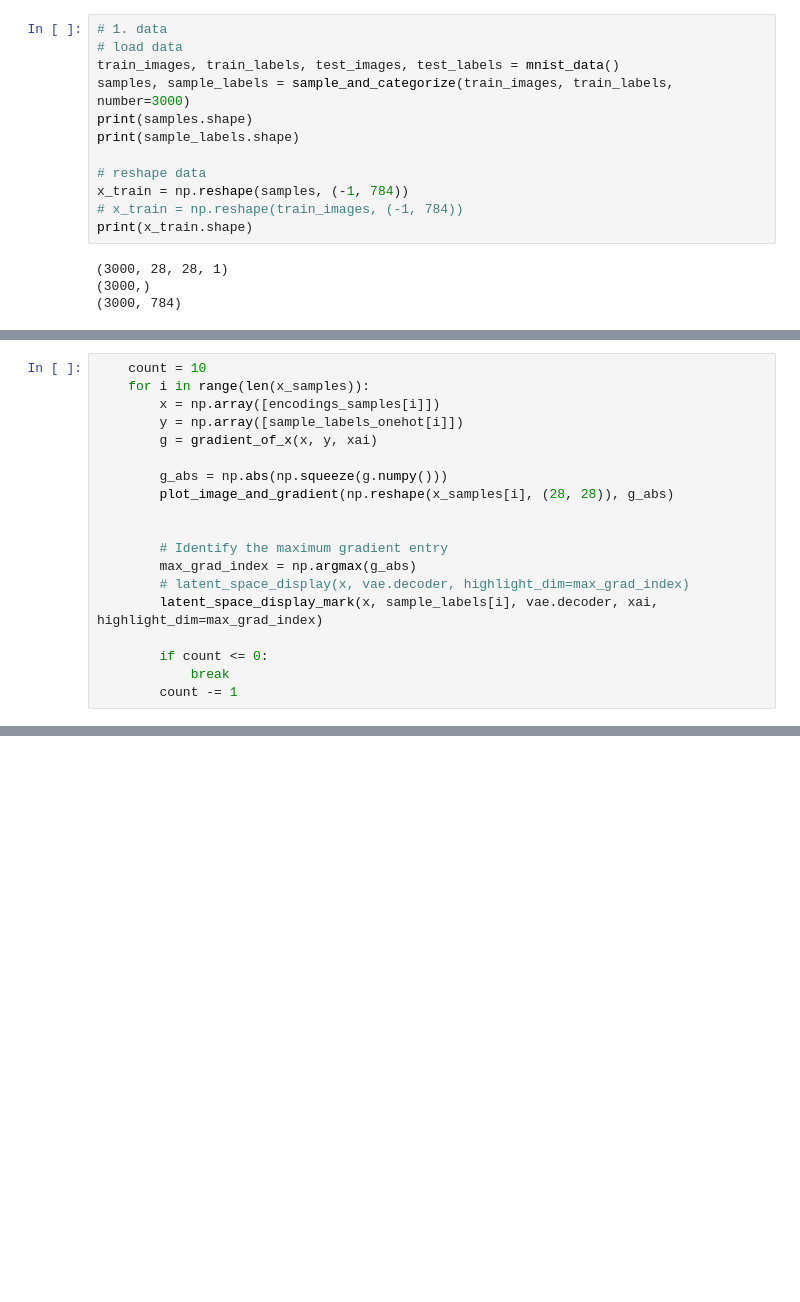
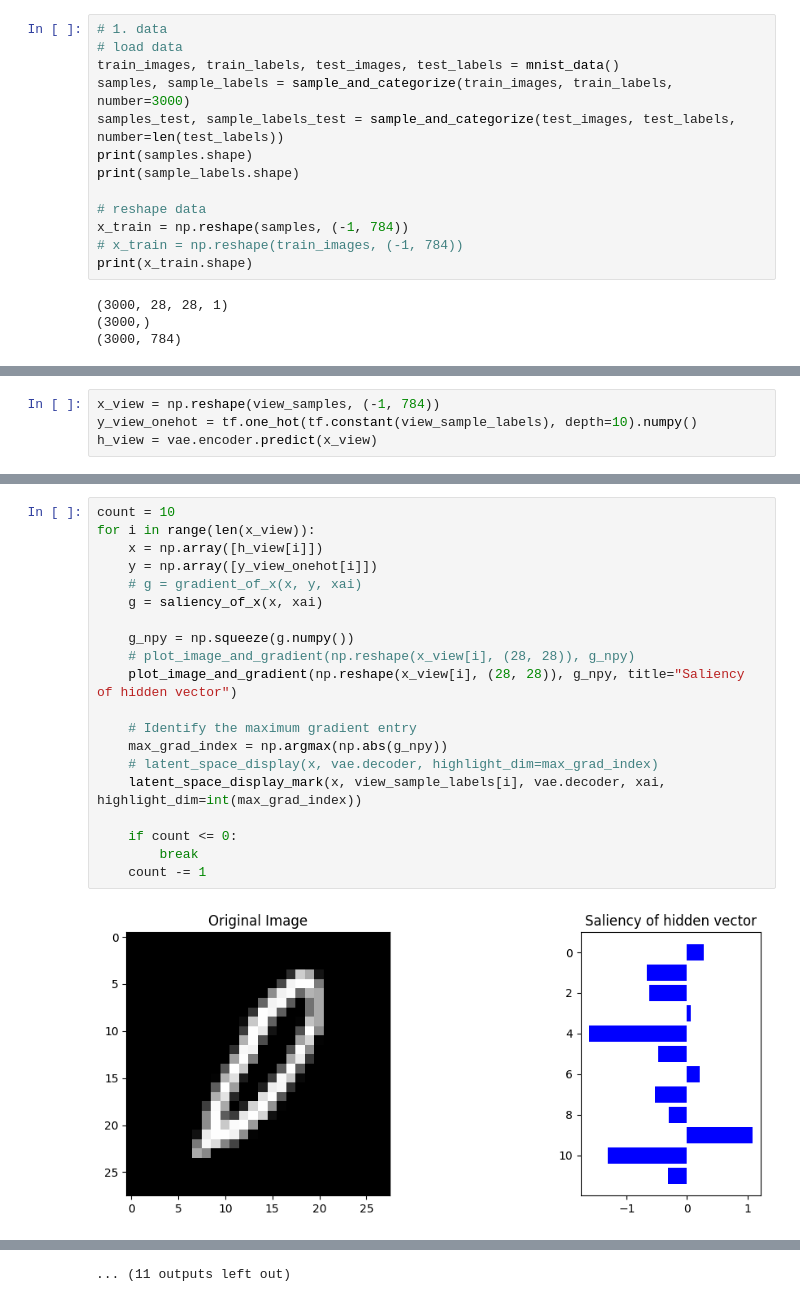
Before and after one commit to Daphne1320/XAI-guided-test-generation, a Jupyter notebook: playground.ipynb, the cells around one changed output, grey strips where cells are left out. Saved outputs shown, nothing was run; the diff lists cells and outputs as text; blank space fills up the shorter version.

Commit message:
refactor & add saliency gradient

```diff
--- a/playground.ipynb
+++ b/playground.ipynb
@@ -6,6 +6,7 @@ from xai_gradient_importance import *
 # load data
 train_images, train_labels, test_images, test_labels = mnist_data()
 samples, sample_labels = sample_and_categorize(train_images, train_labels, number=3000)
+samples_test, sample_labels_test = sample_and_categorize(test_images, test_labels, number=len(test_labels))
 print(samples.shape)
 print(sample_labels.shape)
 
@@ -48,20 +49,5 @@ sample_labels_onehot = tf.one_hot(tf.constant(sample_labels), depth=10).numpy()
 # %%
-    count = 10
-    for i in range(len(x_samples)):
-        x = np.array([encodings_samples[i]])
-        y = np.array([sample_labels_onehot[i]])
-        g = gradient_of_x(x, y, xai)
-
-        g_abs = np.abs(np.squeeze(g.numpy()))
-        plot_image_and_gradient(np.reshape(x_samples[i], (28, 28)), g_abs)
-
-
-        # Identify the maximum gradient entry
-        max_grad_index = np.argmax(g_abs)
-        # latent_space_display(x, vae.decoder, highlight_dim=max_grad_index)
-        latent_space_display_mark(x, sample_labels[i], vae.decoder, xai, highlight_dim=max_grad_index)
-
-        if count <= 0:
-            break
-        count -= 1
+x_view = np.reshape(view_samples, (-1, 784))
+y_view_onehot = tf.one_hot(tf.constant(view_sample_labels), depth=10).numpy()
+h_view = vae.encoder.predict(x_view)
 # %% [output]
@@ -81,0 +55,22 @@ sample_labels_onehot = tf.one_hot(tf.constant(sample_labels), depth=10).numpy()
+# %%
+count = 10
+for i in range(len(x_view)):
+    x = np.array([h_view[i]])
+    y = np.array([y_view_onehot[i]])
+    # g = gradient_of_x(x, y, xai)
+    g = saliency_of_x(x, xai)
+
+    g_npy = np.squeeze(g.numpy())
+    # plot_image_and_gradient(np.reshape(x_view[i], (28, 28)), g_npy)
+    plot_image_and_gradient(np.reshape(x_view[i], (28, 28)), g_npy, title="Saliency of hidden vector")
+
+    # Identify the maximum gradient entry
+    max_grad_index = np.argmax(np.abs(g_npy))
+    # latent_space_display(x, vae.decoder, highlight_dim=max_grad_index)
+    latent_space_display_mark(x, view_sample_labels[i], vae.decoder, xai, highlight_dim=int(max_grad_index))
+
+    if count <= 0:
+        break
+    count -= 1
+# %% [output]
+[figure, added]
@@ -81,0 +89 @@ sample_labels_onehot = tf.one_hot(tf.constant(sample_labels), depth=10).numpy()
+... (11 outputs left out)
```
Also changed, not shown: parts of 5 cells of this notebook, 2 other files.
